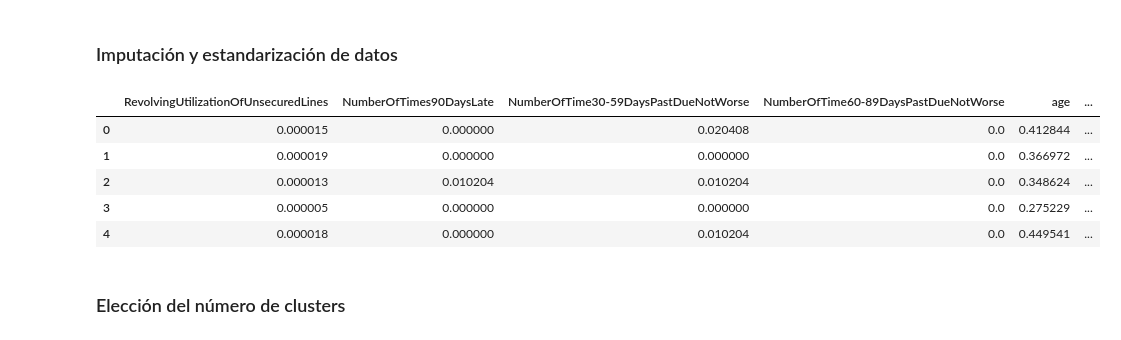
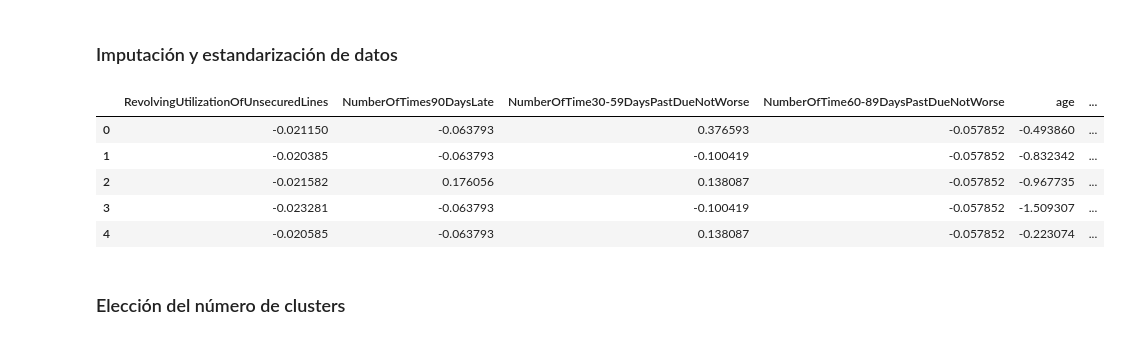
Before and after one commit to alesm99/credit_scoring, a Jupyter notebook: segmentacion.ipynb, the cells around one changed output. Cells and saved outputs as stored; diff of their text form; code cells hidden in the pictures.

```diff
--- a/segmentacion.ipynb
+++ b/segmentacion.ipynb
@@ -51,18 +51,18 @@ df=df[um+target+varc+vard]
 # %%
 imp=SimpleImputer(strategy='median')
 imp.fit(df[varc+vard])
-mms=MinMaxScaler()
-X=mms.fit_transform(imp.transform(df[varc+vard]))
+sc=StandardScaler()
+X=sc.fit_transform(imp.transform(df[varc+vard]))
 X=pd.DataFrame(X,columns=varc+vard)
 X[um+target]=df[um+target]
 X.head()
 # %% [output]
 |  | RevolvingUtilizationOfUnsecuredLines | NumberOfTimes90DaysLate | NumberOfTime30-59DaysPastDueNotWorse | NumberOfTime60-89DaysPastDueNotWorse | age | ... |
-| 0 | 0.000015 | 0.000000 | 0.020408 | 0.0 | 0.412844 | ... |
-| 1 | 0.000019 | 0.000000 | 0.000000 | 0.0 | 0.366972 | ... |
-| 2 | 0.000013 | 0.010204 | 0.010204 | 0.0 | 0.348624 | ... |
-| 3 | 0.000005 | 0.000000 | 0.000000 | 0.0 | 0.275229 | ... |
-| 4 | 0.000018 | 0.000000 | 0.010204 | 0.0 | 0.449541 | ... |
+| 0 | -0.021150 | -0.063793 | 0.376593 | -0.057852 | -0.493860 | ... |
+| 1 | -0.020385 | -0.063793 | -0.100419 | -0.057852 | -0.832342 | ... |
+| 2 | -0.021582 | 0.176056 | 0.138087 | -0.057852 | -0.967735 | ... |
+| 3 | -0.023281 | -0.063793 | -0.100419 | -0.057852 | -1.509307 | ... |
+| 4 | -0.020585 | -0.063793 | 0.138087 | -0.057852 | -0.223074 | ... |
 # %% [markdown]
 ### Elección del número de clusters
 # %%
```
Also changed, not shown: parts of 28 cells of this notebook, 1 other file.
